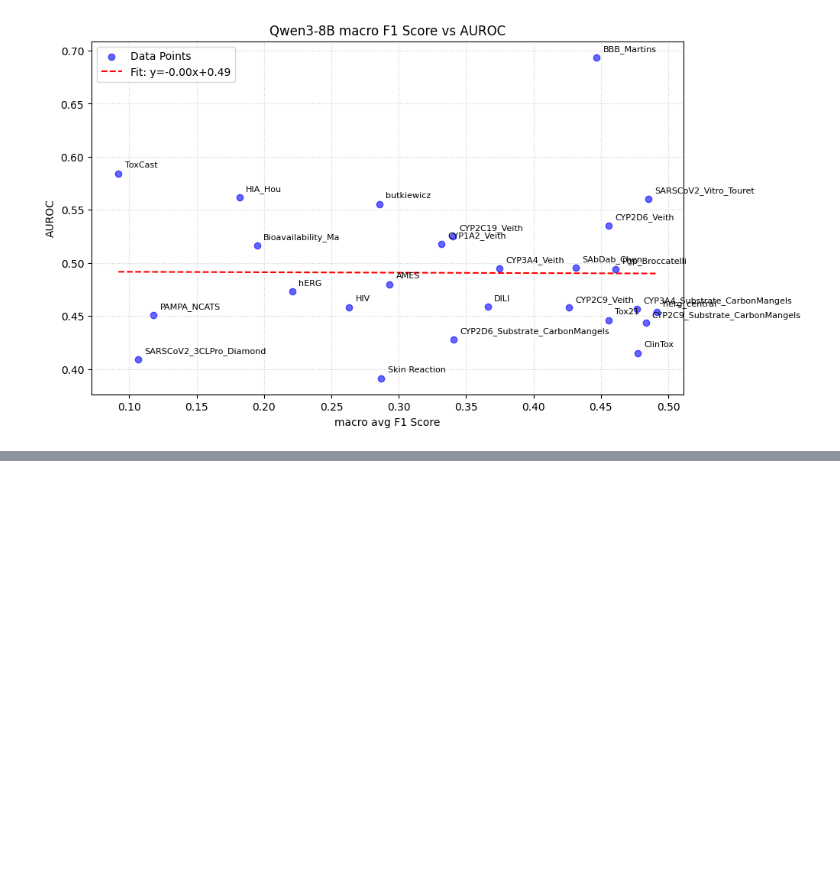
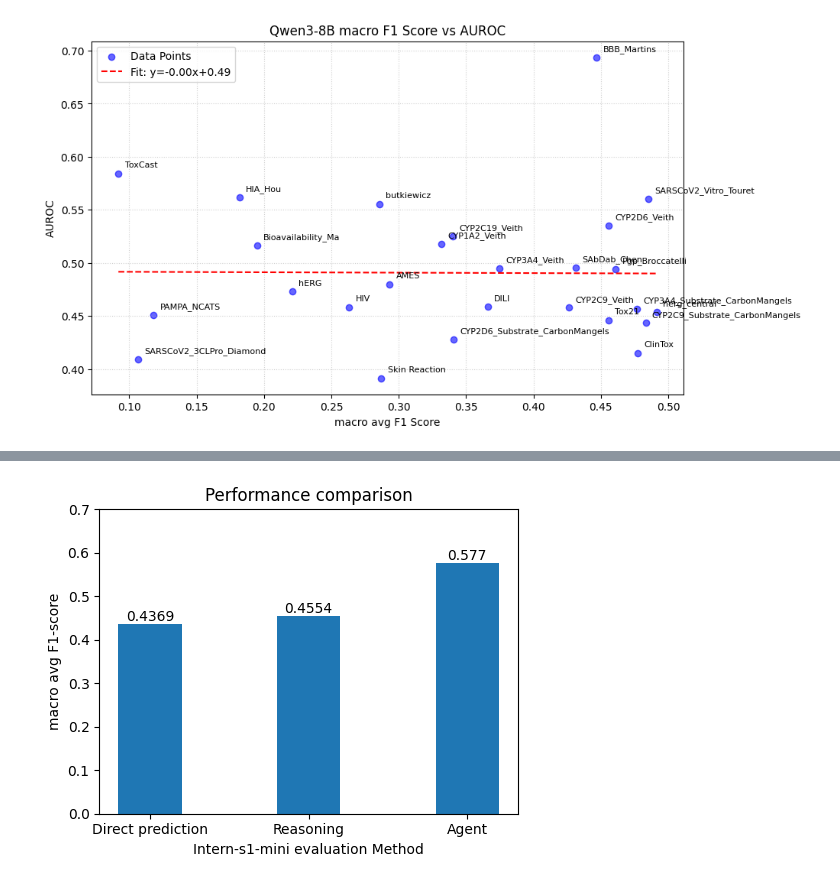
Before and after one commit to DragonDescentZerotsu/Intern-S1-recipe, a Jupyter notebook: playground.ipynb, the cells around one changed output, grey strips where cells are left out. Cells and saved outputs as stored; diff of their text form; code cells hidden in the pictures; blank space fills up the shorter version.

```diff
--- a/playground.ipynb
+++ b/playground.ipynb
@@ -1643,0 +1775,28 @@ plt.show()
+# %%
+import matplotlib.pyplot as plt
+
+# 示例数据：长度为 3
+y = [0.4369, 0.4554, 0.5770]                       # Y 轴数值
+x_labels = ["Direct prediction", "Reasoning", "Agent"]            # X 轴标签（名字）
+
+# 画柱状图
+bar_width = 0.4   # ✅ 柱子粗细：越小越细（常用 0.3~0.8）
+y_max = 0.7        # ✅ Y 轴最大值
+
+plt.figure(figsize=(5, 4))
+plt.bar(x_labels, y, width=bar_width)
+
+plt.ylim(0, y_max)   # 设置Y轴范围
+
+plt.xlabel("Intern-s1-mini evaluation Method")
+plt.ylabel("macro avg F1-score")
+plt.title("Performance comparison")
+
+# 可选：在柱子上显示数值
+for i, v in enumerate(y):
+    plt.text(i, v, str(v), ha="center", va="bottom")
+
+plt.tight_layout()
+plt.show()
+# %% [output]
+[figure, added]
```
Also changed, not shown: parts of 2 cells of this notebook, 5 other files.
